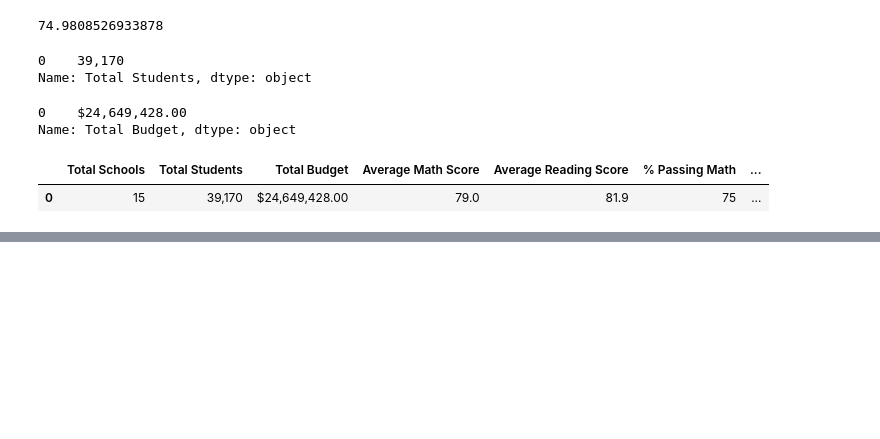
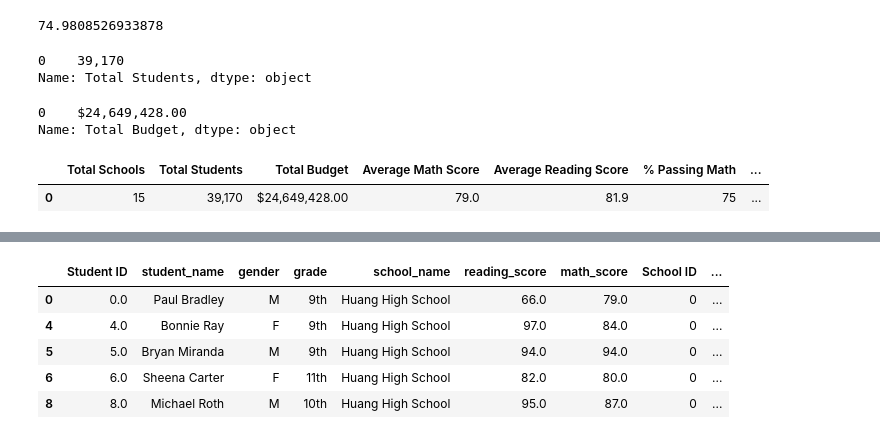
Before and after one commit to bknowlton2401/School_District_Analysis_main, a Jupyter notebook: PyCitySchools.ipynb, the cells around one changed output, grey strips where cells are left out. Drawn from its saved outputs; the diff is of its cells as text; code cells hidden in the pictures; blank space fills up the shorter version.

```diff
--- a/PyCitySchools.ipynb
+++ b/PyCitySchools.ipynb
@@ -420,0 +655,11 @@ district_summary_df
+# %%
+# Calculate the passing scores by creating a filtered DataFrame.
+per_school_passing_math = school_data_complete_df[(school_data_complete_df["math_score"] >= 70)]
+per_school_passing_math.head()
+# %% [output]
+|  | Student ID | student_name | gender | grade | school_name | reading_score | math_score | School ID | ... |
+| 0 | 0.0 | Paul Bradley | M | 9th | Huang High School | 66.0 | 79.0 | 0 | ... |
+| 4 | 4.0 | Bonnie Ray | F | 9th | Huang High School | 97.0 | 84.0 | 0 | ... |
+| 5 | 5.0 | Bryan Miranda | M | 9th | Huang High School | 94.0 | 94.0 | 0 | ... |
+| 6 | 6.0 | Sheena Carter | F | 11th | Huang High School | 82.0 | 80.0 | 0 | ... |
+| 8 | 8.0 | Michael Roth | M | 10th | Huang High School | 95.0 | 87.0 | 0 | ... |
```
Also changed, not shown: parts of 31 cells of this notebook, 2 other files.
